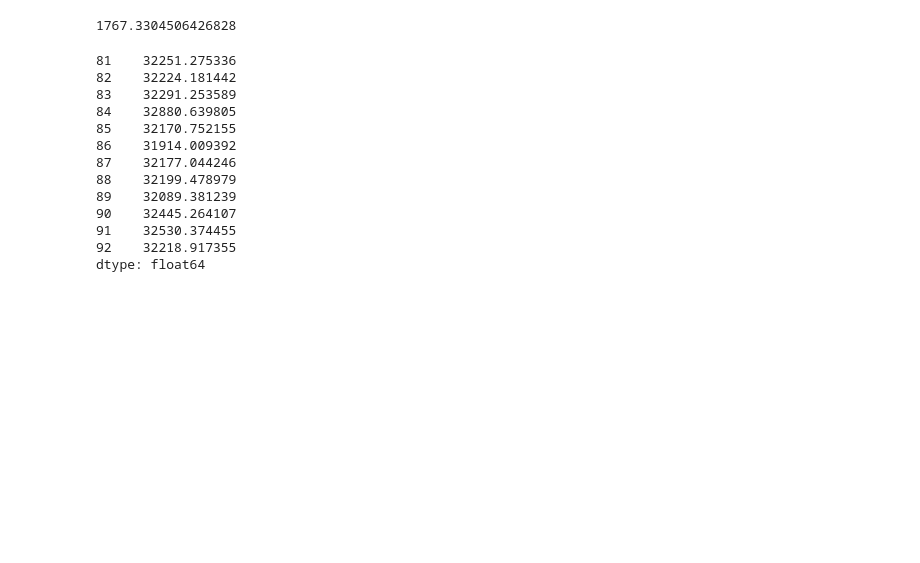
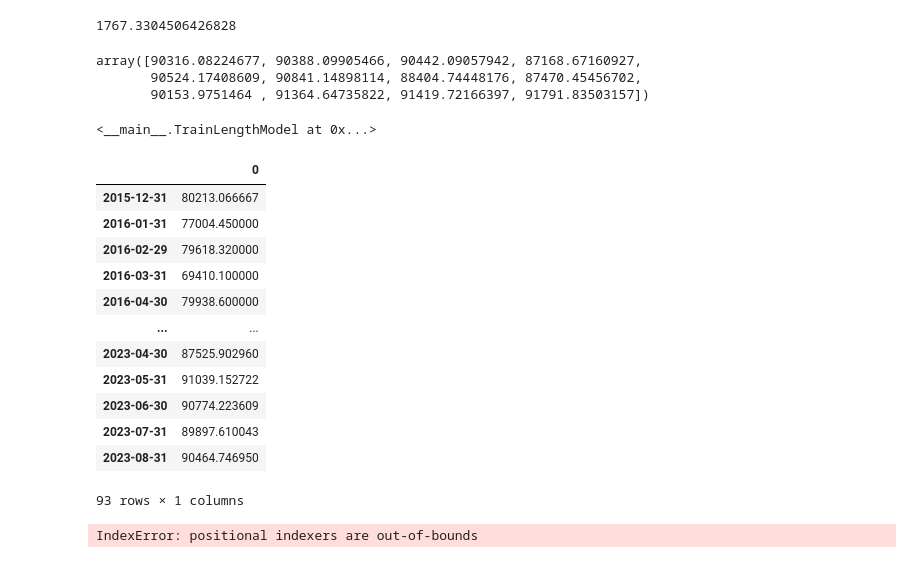
Before and after one commit to Felix-Busse/FinRail-EndToEnd-DataProj., a Jupyter notebook: cURL_JSON_import.ipynb, the cells around one changed output. Drawn from its saved outputs; the diff is of its cells as text; code cells hidden in the pictures; blank space fills up the shorter version.

```diff
--- a/cURL_JSON_import.ipynb
+++ b/cURL_JSON_import.ipynb
@@ -484,18 +500,36 @@ mean_squared_error(time_series[-12:], values, squared=False)
 # %% [output]
 1767.3304506426828
 # %%
-values
+def train_ARIMA_model(df_, train_category='Long-distance', day_of_week='Saturday'):
+    '''
+    '''
+    # create DataFrame, that contains time series of desired train_category/day_of_week combination
+    df_ = (df_[(df_monthly.train_category == train_cat_selected) &
+                         (df_monthly.day_of_week == day_of_week_selected)]
+           # Create datetime index to be able to manipulate/extend later
+           .set_index('departure_date')
+           .asfreq('M')
+           # Keep only column of interest 'length_m'
+           [['length_m']]
+          )
+    datetime_index = df_.index
+    # Missing data will harm the training process, thus impute them.
+    imputer_median = SimpleImputer(strategy='median')
+    # Flatten returned array, as endog for pmdArima has to be of shape (n_samples,)
+    time_series = imputer_median.fit_transform(df_).flatten()
+    # Define Pipeline for time series prediction. Including BoxCox-transform for homogeneous variance
+    ARIMA_pipe = Pipeline([
+        ('BoxCox', BoxCoxEndogTransformer()),
+        ('ARIMA', AutoARIMA(m=12, information_cireterion='aicc')) # m=12 for seasonal pattern in monthly data
+    ])
+    # Fit Pipeline to time series
+    ARIMA_pipe.fit(time_series)
+    # Return trained model and index containing time stamps, on which model training was trained
+    return ARIMA_pipe, datetime_index
+
+model, index = train_ARIMA_models(df_monthly)
+model.predict(12)
 # %% [output]
-81    32251.275336
-82    32224.181442
-83    32291.253589
-84    32880.639805
-85    32170.752155
-86    31914.009392
-87    32177.044246
-88    32199.478979
-89    32089.381239
-90    32445.264107
-91    32530.374455
-92    32218.917355
-dtype: float64
+array([90316.08224677, 90388.09905466, 90442.09057942, 87168.67160927,
+       90524.17408609, 90841.14898114, 88404.74448176, 87470.45456702,
+       90153.9751464 , 91364.64735822, 91419.72166397, 91791.83503157])
@@ -501,0 +610,29 @@ dtype: float64
+# %%
+test = TrainLengthModel(train_cat_selected, day_of_week_selected)
+# %%
+test.add_data(df_monthly[(df_monthly.train_category == train_cat_selected) &
+                         (df_monthly.day_of_week == day_of_week_selected)][:-12])
+test.fit()
+# %% [output]
+<__main__.TrainLengthModel at 0x...>
+# %%
+test.predict()
+# %% [output]
+|  | 0 |
+| 2015-12-31 | 80213.066667 |
+| 2016-01-31 | 77004.450000 |
+| 2016-02-29 | 79618.320000 |
+| 2016-03-31 | 69410.100000 |
+| 2016-04-30 | 79938.600000 |
+| ... | ... |
+| 2023-04-30 | 87525.902960 |
+| 2023-05-31 | 91039.152722 |
+| 2023-06-30 | 90774.223609 |
+| 2023-07-31 | 89897.610043 |
+| 2023-08-31 | 90464.746950 |
+93 rows × 1 columns
+# %%
+#test._index_fitted_on
+test.predict(12)
+# %% [output]
+IndexError: positional indexers are out-of-bounds
```
Also changed, not shown: parts of 10 cells of this notebook.
